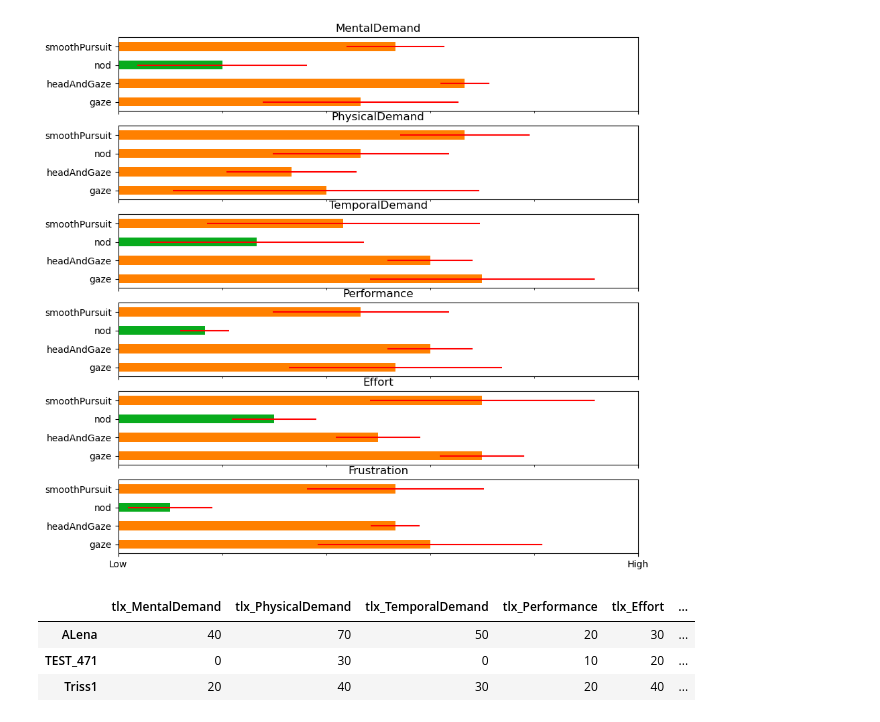
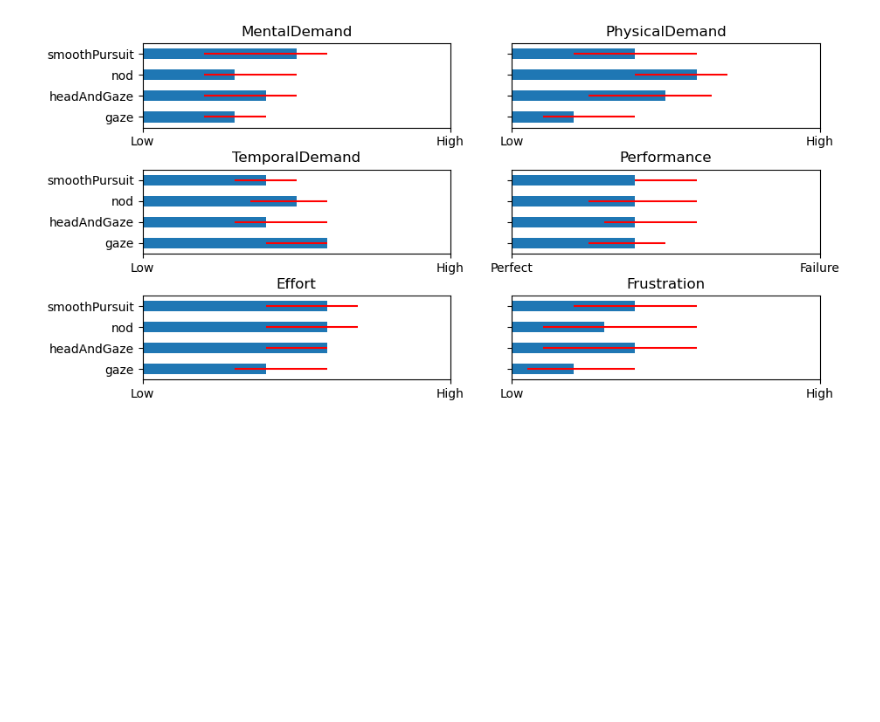
Before and after one commit to Arueris/GazeBasedSelection, a Jupyter notebook: InspectAll.ipynb, the cells around one changed output. Saved outputs shown, nothing was run; the diff lists cells and outputs as text; code cells hidden in the pictures; blank space fills up the shorter version.

```diff
--- a/InspectAll.ipynb
+++ b/InspectAll.ipynb
@@ -22,0 +26,16 @@ for condition in Recording.conditions:
+# %%
+from plot_likert import plot_likert
+import matplotlib.pyplot as plt
+import seaborn as sns
+import numpy as np
+import pandas as pd
+import utils
+use_z_score = False
+answers = recs.get_all_answers(use_z_score=use_z_score)
+questions = list(answers[Recording.conditions[0]].keys())
+for question in questions:
+    summary = dict()
+    for cond in Recording.conditions:
+        summary[cond] = answers[cond][question]
+    plot_likert(pd.DataFrame(summary), [x*10 for x in range(11)][::-1], colors=sns.color_palette("vlag_r", 12))
+    plt.title(question.replace("tlx_", ""))
@@ -24,48 +77,78 @@ for condition in Recording.conditions:
 import numpy as np
 import pandas as pd
 import utils
-answers = recs.get_all_answers(simulate_answers=False)
+
+
+def calculate_iqr(x):
+    q75, q25 = np.percentile(x, [75, 25])
+    return q75-q25
+
+use_z_score = False
+skip_questions = ["parameters"]
+answers = recs.get_all_answers(use_z_score=use_z_score)
+
+
 summary = dict()
 for cond in answers:
     summary[cond] = dict()
     summary[f"{cond}_std"] = dict()
+    summary[f"{cond}_25p"] = dict()
+    summary[f"{cond}_75p"] = dict()
     for q in answers[cond]:
-        summary[cond][q] = np.mean(answers[cond][q])
-        summary[f"{cond}_std"][q] = np.std(answers[cond][q])
+        if q in skip_questions:
+            continue
+        summary[cond][q] = np.median(answers[cond][q])  # np.mean(answers[cond][q]) #
+        summary[f"{cond}_std"][q] = calculate_iqr(answers[cond][q])  #  np.std(answers[cond][q])
+        summary[f"{cond}_25p"][q] = np.percentile(answers[cond][q], 25)
+        summary[f"{cond}_75p"][q] = np.percentile(answers[cond][q], 75)
 summary = pd.DataFrame(summary)
-_, axs = plt.subplots(len(summary), sharex=True, sharey=True, figsize=(10,10))
+_, axs = plt.subplots(int(len(summary)/2), 2, sharey=True, figsize=(10,5), gridspec_kw={'hspace': 0.5})
+axs = axs.flatten()
 i = 0
 
 # start_color = np.array([8, 171, 29]) / 255
 # end_color = np.array([179, 19, 19]) / 255
 # grad_color = end_color - start_color
 # color_scaling = lambda x: 1 / (1 + (x / (1-x))**(-2))
+
+def get_color(x):
+    start = np.array([0, 1, 0])
+    end = np.array([1, 0, 0])
+    diff = end - start
+    return start + x/100 * diff
 
 
 for question, row in summary.iterrows():
     row[Recording.conditions].plot(
         kind="barh",
         title=question.replace("tlx_", ""),
         # xerr=row[[f"{x}_std" for x in Recording.conditions]],
         # color=[start_color + color_scaling(x/100) * grad_color for x in row[Recording.conditions]],
-        color = [utils.get_color(x) for x in row[Recording.conditions]],
+        # color = [get_color(x) for x in row[Recording.conditions]],
         ax=axs[i]
     )
     axs[i].errorbar(
         row[Recording.conditions],
         Recording.conditions,
-        xerr=row[[f"{x}_std" for x in Recording.conditions]],
+        xerr=np.array([row[Recording.conditions].to_numpy()-row[[f"{x}_25p" for x in Recording.conditions]].to_numpy(),
+                       row[[f"{x}_75p" for x in Recording.conditions]].to_numpy()-row[Recording.conditions].to_numpy()]),
         color="red",
         ls="none")
-    axs[i].set_xticks([0, 100], ["Low", "High"])
+    q = question.replace("tlx_", "")
+    axs[i].set_xlim([0, 100])
+    if q == "Performance":
+        if use_z_score:
+            axs[i].set_xticks([-3, 3], ["Perfect", "Failure"])
+        else:
+            axs[i].set_xticks([0, 100], ["Perfect", "Failure"])
+    else:
+        if use_z_score:
+            axs[i].set_xticks([-3, 3], ["Low", "High"])
+        else:
+            axs[i].set_xticks([0, 100], ["Low", "High"])
+    # axs[i].set_ylabel(question.replace('tlx_', ''))
     i+=1
+plt.savefig("Pictures/QuestionsAnswers.png")
 plt.show()
 # %% [output]
-[figure, old version]
+[figure, new version]
-# %%
-recs.get_answers("nod")
-# %% [output]
-|  | tlx_MentalDemand | tlx_PhysicalDemand | tlx_TemporalDemand | tlx_Performance | tlx_Effort | ... |
-| ALena | 40 | 70 | 50 | 20 | 30 | ... |
-| TEST_471 | 0 | 30 | 0 | 10 | 20 | ... |
-| Triss1 | 20 | 40 | 30 | 20 | 40 | ... |
```
Also changed, not shown: parts of 25 cells of this notebook, 6 other files.
